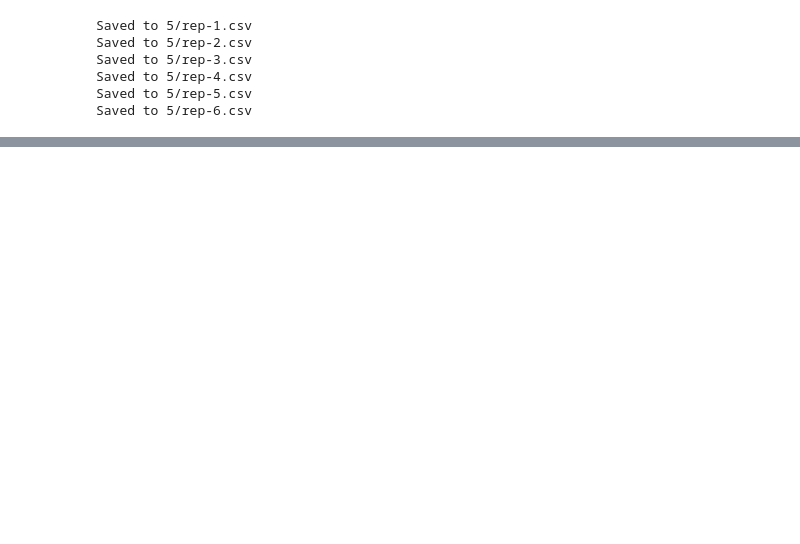
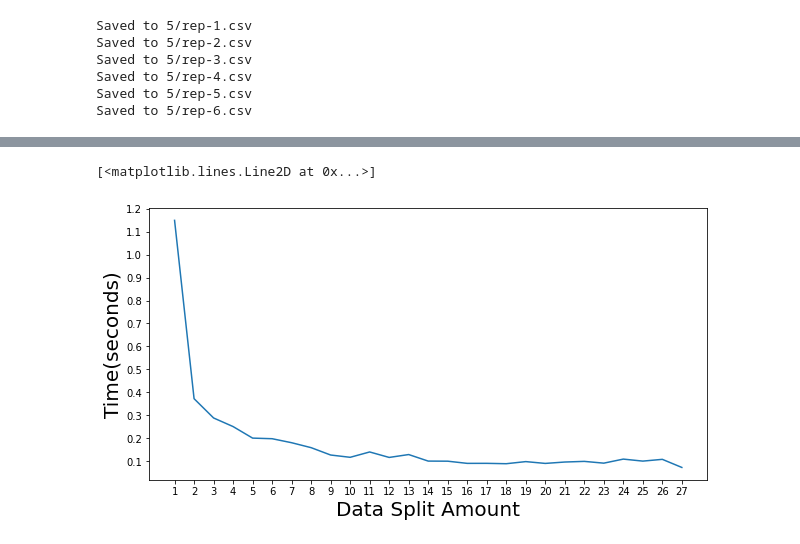
Before and after one commit to ituitis-otal18/security-data, a Jupyter notebook: main.ipynb, the cells around one changed output, grey strips where cells are left out. Drawn from its saved outputs; the diff is of its cells as text; code cells hidden in the pictures; blank space fills up the shorter version.

Commit message:
collect

```diff
--- a/main.ipynb
+++ b/main.ipynb
@@ -76,6 +67,8 @@ def save_data(data, splitAmount):
     parsed[0].to_csv(folder+'/rep-main.csv', index=False)
     i=1
     for p in parsed[1:]:
+        p.insert(loc=0, column='hashed_ids', value=hashed_ids)
+        p = shuffle(p)
         p.to_csv(folder+'/rep-'+str(i)+'.csv', index=False)
         print('Saved to '+folder+'/rep-'+str(i)+'.csv')
         i+=1
@@ -108,0 +160,10 @@ Elapsed time: 0.20455646514892578 seconds
+# %%
+def measure_collect_time(data, splitAmount):
+    save_data(data, splitAmount)
+    start = time.time()
+    collect_data(test[0], splitAmount)
+    end = time.time()
+    print("Elapsed time: "+str(end-start)+" seconds")
+    return end - start
+
+t = measure_collect_time(df, 27)
@@ -108,0 +175,9 @@ Elapsed time: 0.20455646514892578 seconds
+# %%
+times = []
+splits = range(1, 28)
+for i in splits:
+    times.append(measure_collect_time(df, i))
+    # Clean directory
+    folder = str(i)
+    if os.path.exists(folder):
+        shutil.rmtree(folder)
@@ -108,0 +202,16 @@ Elapsed time: 0.20455646514892578 seconds
+# %%
+fig, ax = plt.subplots(figsize=(10, 5))
+
+ax.set_xlabel('Data Split Amount', size = 20)
+ax.set_xticks(splits)
+ax.set_ylabel('Time(seconds)', size = 20)
+ax.set_yticks(np.arange(0, times[0]+1, 0.1))
+
+# z = np.polyfit(splits, times, 4)
+# p = np.poly1d(z)
+# plt.plot(splits, p(splits),"r--")
+
+ax.plot(splits, times)
+# %% [output]
+[<matplotlib.lines.Line2D at 0x...>]
+[figure, added]
```
Also changed, not shown: parts of 10 cells of this notebook, 26 other files.
